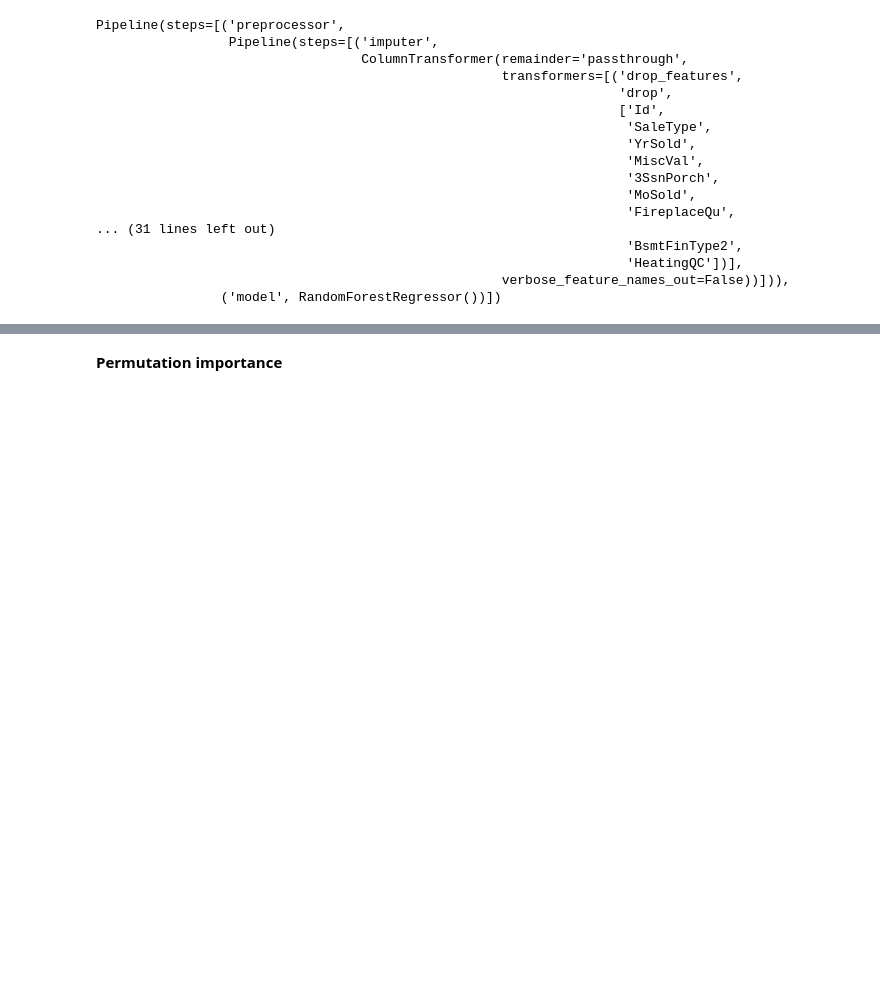
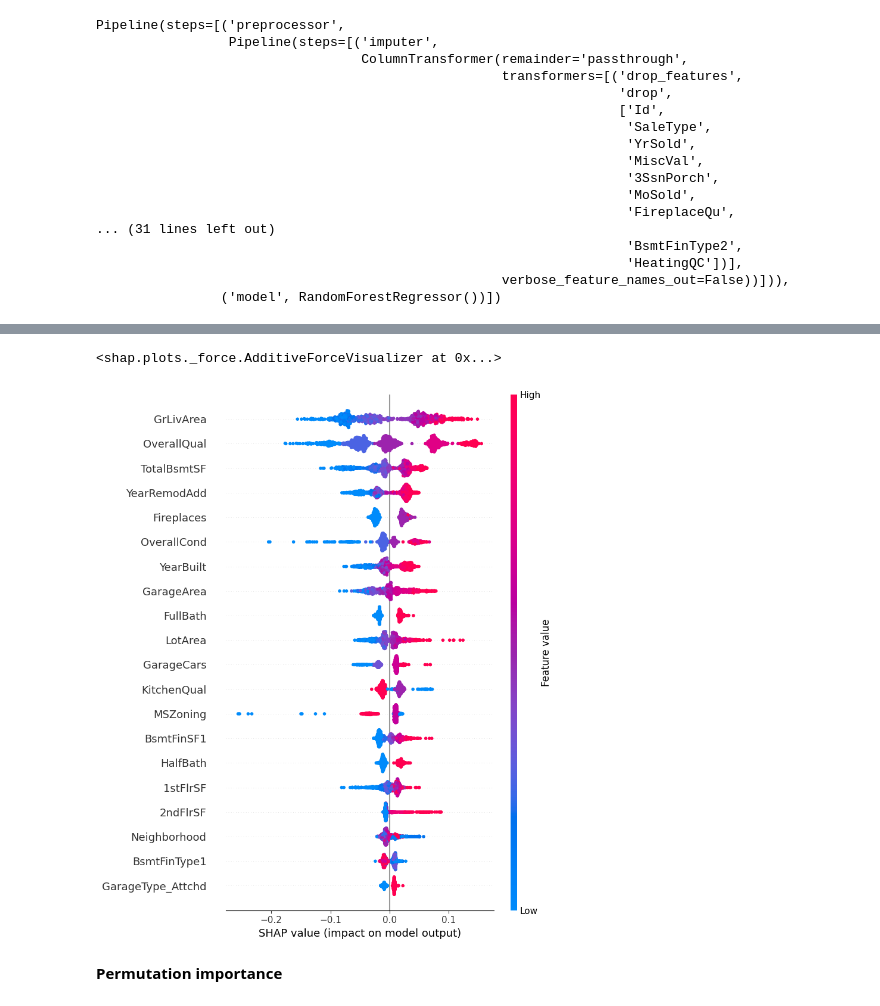
Before and after one commit to SauleBis/House-Prices-Project, a Jupyter notebook: Working_files/house_prices.ipynb, the cells around one changed output, grey strips where cells are left out. Cells and saved outputs as stored; diff of their text form; code cells hidden in the pictures; blank space fills up the shorter version.

```diff
--- a/Working_files/house_prices.ipynb
+++ b/Working_files/house_prices.ipynb
@@ -256,0 +259,3 @@ RMSE на валидационной выборке: 0.1446341292133478
+# %%
+X_prep = preprocessor.fit_transform(X_train)
+X_prep_valid = preprocessor.fit_transform(X_valid)
@@ -256,0 +264,3 @@ RMSE на валидационной выборке: 0.1446341292133478
+# %%
+model = CatBoostRegressor(iterations=300, learning_rate=0.1, random_seed=123)
+model.fit(X_prep, y_train, verbose=False, plot=False)
@@ -257,3 +289,15 @@ RMSE на валидационной выборке: 0.1446341292133478
+# %%
+explainer = shap.TreeExplainer(model)
+shap_values = explainer.shap_values(X_prep)
+
+# visualize the first prediction's explanation
+shap.force_plot(explainer.expected_value, shap_values[0,:], X_prep.iloc[0,:])
+# %% [output]
+<shap.plots._force.AdditiveForceVisualizer at 0x...>
+# %%
+shap.summary_plot(shap_values, X_prep)
+# %% [output]
+[figure, added]
 # %% [markdown]
 **Permutation importance**
 # %%
```
Also changed, not shown: parts of 29 cells of this notebook.
